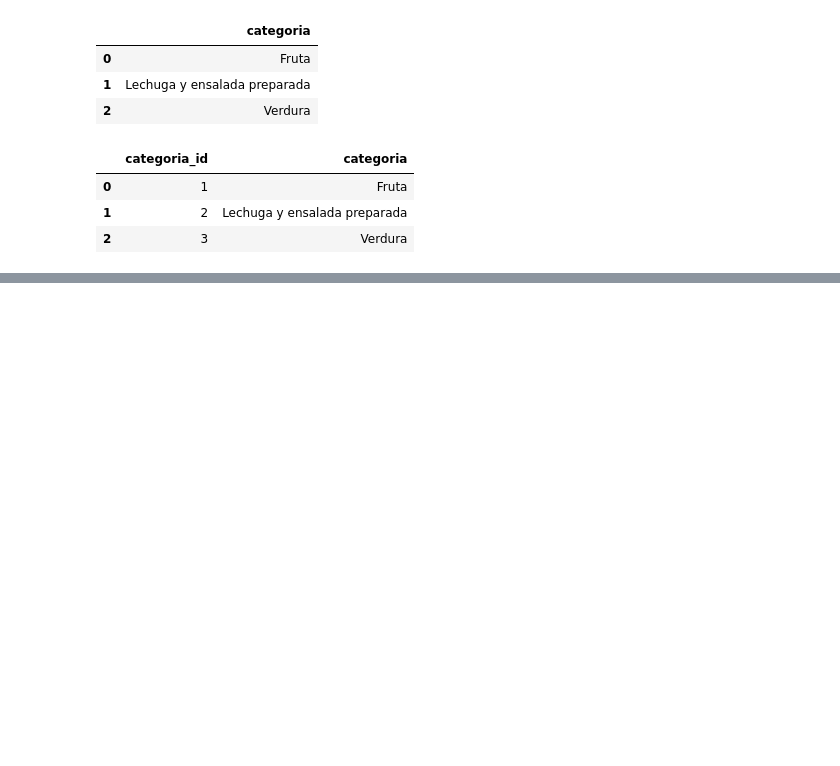
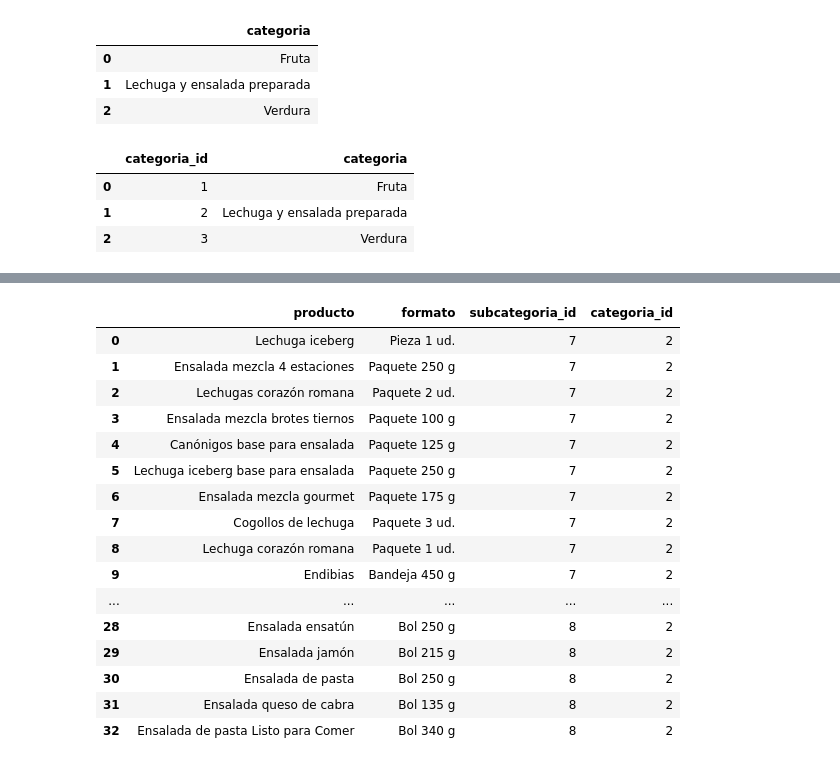
Before and after one commit to dapafer/ETL-process, a Jupyter notebook: src/mercadona_data_transform.ipynb, the cells around one changed output, grey strips where cells are left out. Saved outputs shown, nothing was run; the diff lists cells and outputs as text; code cells hidden in the pictures; blank space fills up the shorter version.

```diff
--- a/src/mercadona_data_transform.ipynb
+++ b/src/mercadona_data_transform.ipynb
@@ -246,0 +285,29 @@ cat_df
+# %%
+# crear e insertar dos columnas de IDs, "subcategoria_id" y "categoria_id", para realizar la correspondiente relacion en la base de datos como "FOREIGN KEYS"
+# crear una lista con los valores de "subcategoria_id"
+subcat_id = [7]*23 + [8]*(len(ensalada_df)-23)
+
+# insertar la columna en el dataframe
+ensalada_df.insert(loc=2, column='subcategoria_id', value=subcat_id)
+
+ensalada_df['categoria_id'] = 2
+
+ensalada_df
+# %% [output]
+|  | producto | formato | subcategoria_id | categoria_id |
+| 0 | Lechuga iceberg | Pieza 1 ud. | 7 | 2 |
+| 1 | Ensalada mezcla 4 estaciones | Paquete 250 g | 7 | 2 |
+| 2 | Lechugas corazón romana | Paquete 2 ud. | 7 | 2 |
+| 3 | Ensalada mezcla brotes tiernos | Paquete 100 g | 7 | 2 |
+| 4 | Canónigos base para ensalada | Paquete 125 g | 7 | 2 |
+| 5 | Lechuga iceberg base para ensalada | Paquete 250 g | 7 | 2 |
+| 6 | Ensalada mezcla gourmet | Paquete 175 g | 7 | 2 |
+| 7 | Cogollos de lechuga | Paquete 3 ud. | 7 | 2 |
+| 8 | Lechuga corazón romana | Paquete 1 ud. | 7 | 2 |
+| 9 | Endibias | Bandeja 450 g | 7 | 2 |
+| ... | ... | ... | ... | ... |
+| 28 | Ensalada ensatún | Bol 250 g | 8 | 2 |
+| 29 | Ensalada jamón | Bol 215 g | 8 | 2 |
+| 30 | Ensalada de pasta | Bol 250 g | 8 | 2 |
+| 31 | Ensalada queso de cabra | Bol 135 g | 8 | 2 |
+| 32 | Ensalada de pasta Listo para Comer | Bol 340 g | 8 | 2 |
```
Also changed, not shown: parts of 39 cells of this notebook, 3 other files.
